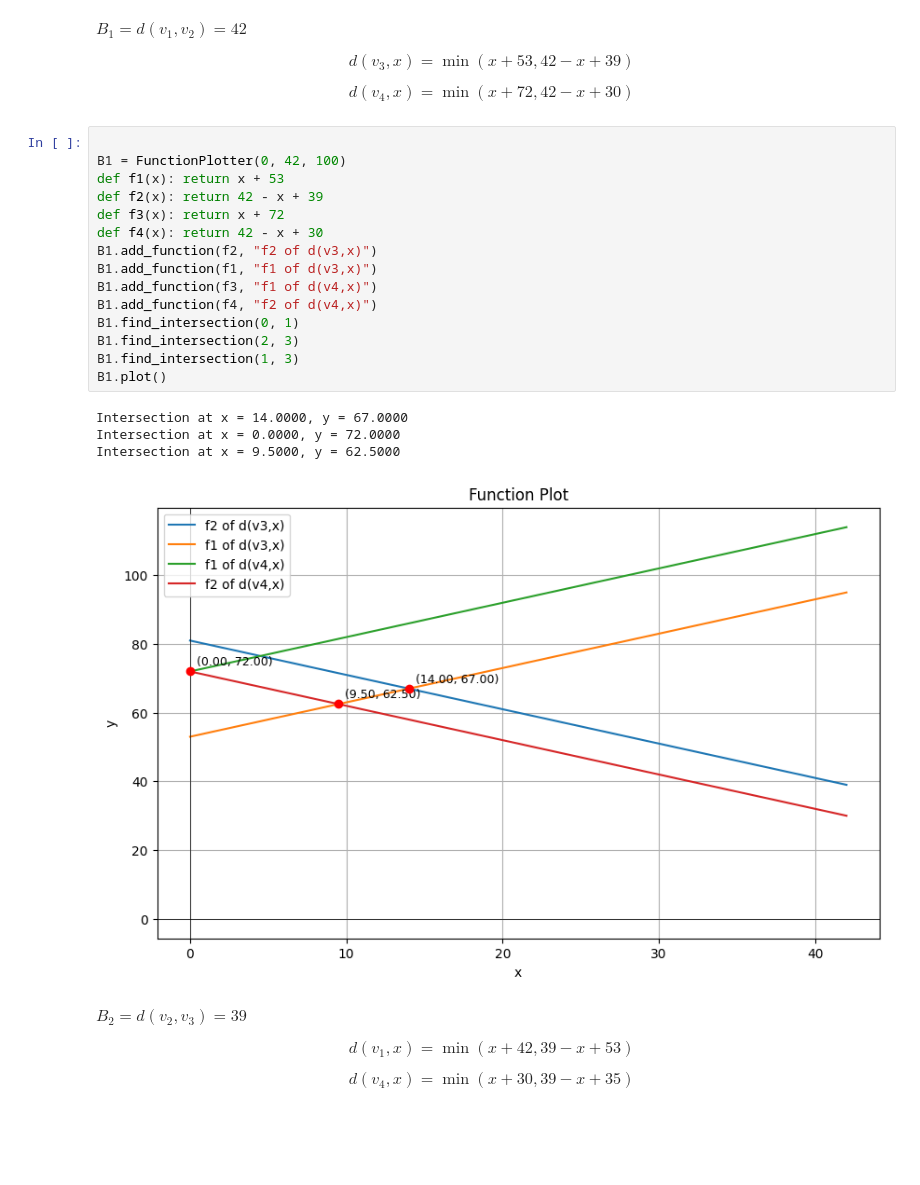
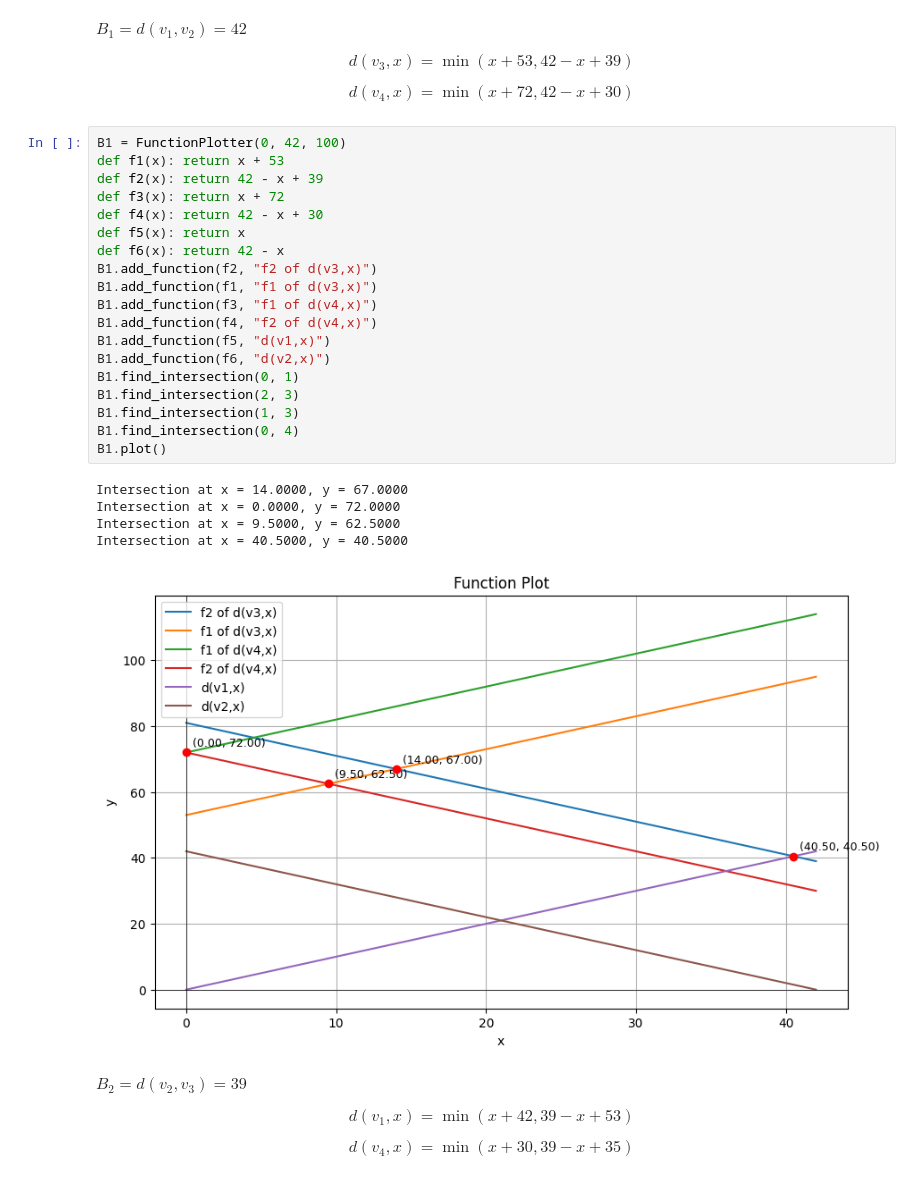
Before and after one commit to Bancie/thuhoach.nckh, a Jupyter notebook: ipynb/location/VDMH Single Center.ipynb, the cells around one changed output. Drawn from its saved outputs; the diff is of its cells as text; blank space fills up the shorter version.

```diff
--- a/ipynb/location/VDMH Single Center.ipynb
+++ b/ipynb/location/VDMH Single Center.ipynb
@@ -59,25 +59,30 @@ $$
 d(v_4, x) = \min (x + 72, 42-x+30)
 $$
 # %%
-
 B1 = FunctionPlotter(0, 42, 100)
 def f1(x): return x + 53
 def f2(x): return 42 - x + 39
 def f3(x): return x + 72
 def f4(x): return 42 - x + 30
+def f5(x): return x
+def f6(x): return 42 - x
 B1.add_function(f2, "f2 of d(v3,x)")
 B1.add_function(f1, "f1 of d(v3,x)")
 B1.add_function(f3, "f1 of d(v4,x)")
 B1.add_function(f4, "f2 of d(v4,x)")
+B1.add_function(f5, "d(v1,x)")
+B1.add_function(f6, "d(v2,x)")
 B1.find_intersection(0, 1)
 B1.find_intersection(2, 3)
 B1.find_intersection(1, 3)
+B1.find_intersection(0, 4)
 B1.plot()
 # %% [output]
 Intersection at x = 14.0000, y = 67.0000
 Intersection at x = 0.0000, y = 72.0000
 Intersection at x = 9.5000, y = 62.5000
+Intersection at x = 40.5000, y = 40.5000
-[figure, old version]
+[figure, new version]
 # %% [markdown]
 $B_2 = d(v_2, v_3) = 39$
 
```
Also changed, not shown: parts of 6 cells of this notebook.
